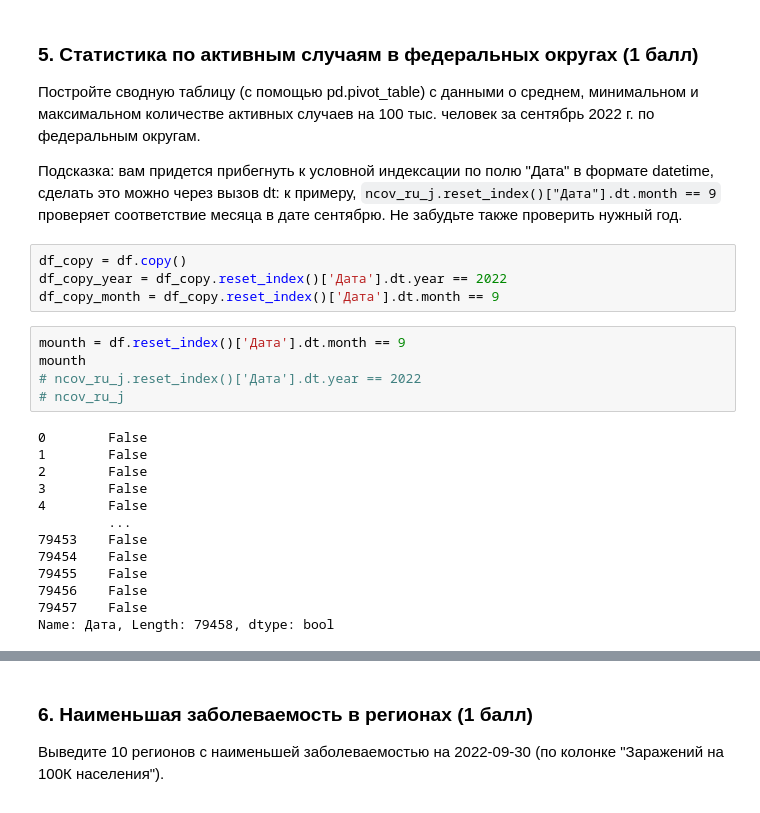
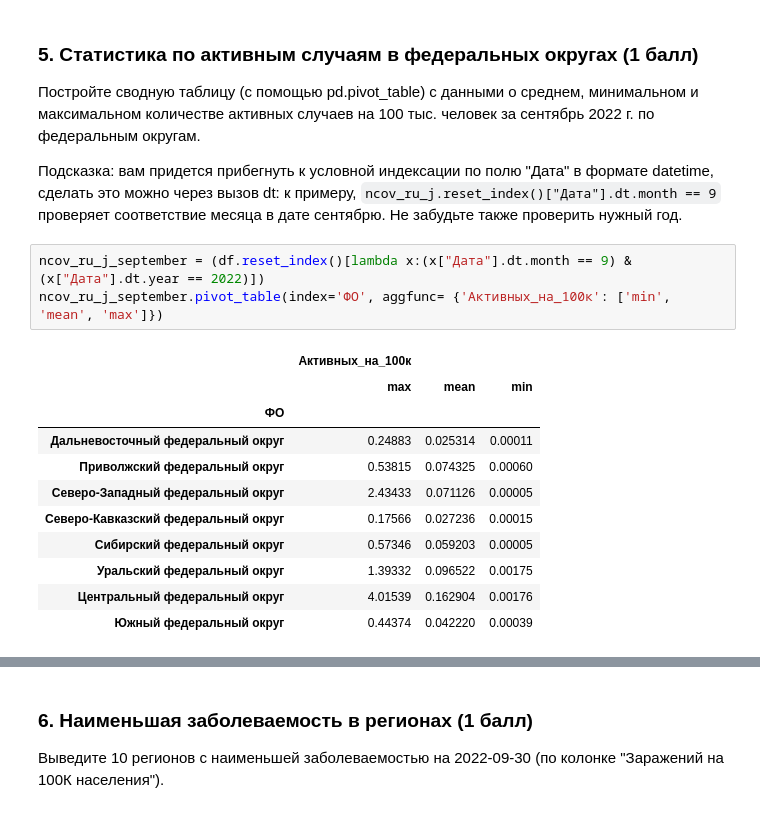
Before and after one commit to vovademar/MML, a Jupyter notebook: HW1/Вальдемар Сергеевич Медведев - ДЗ_1_Работа_с_Pandas.ipynb, the cells around one changed output, grey strips where cells are left out. Drawn from its saved outputs; the diff is of its cells as text.

```diff
--- a/HW1/Вальдемар Сергеевич Медведев - ДЗ_1_Работа_с_Pandas.ipynb
+++ b/HW1/Вальдемар Сергеевич Медведев - ДЗ_1_Работа_с_Pandas.ipynb
@@ -253,25 +252,18 @@ asd
 Постройте сводную таблицу (с помощью pd.pivot_table) с данными о среднем, минимальном и максимальном количестве активных случаев на 100 тыс. человек за сентябрь 2022 г. по федеральным округам.
 
 Подсказка: вам придется прибегнуть к условной индексации по полю "Дата"  в формате datetime, сделать это можно через вызов dt: к примеру, `ncov_ru_j.reset_index()["Дата"].dt.month == 9` проверяет соответствие месяца в дате сентябрю. Не забудьте также проверить нужный год.
-# %%
-df_copy = df.copy()
-df_copy_year = df_copy.reset_index()['Дата'].dt.year == 2022
-df_copy_month = df_copy.reset_index()['Дата'].dt.month == 9
 # %%
-mounth = df.reset_index()['Дата'].dt.month == 9
-mounth
-# ncov_ru_j.reset_index()['Дата'].dt.year == 2022
-# ncov_ru_j
+ncov_ru_j_september = (df.reset_index()[lambda x:(x["Дата"].dt.month == 9) & (x["Дата"].dt.year == 2022)])
+ncov_ru_j_september.pivot_table(index='ФО', aggfunc= {'Активных_на_100к': ['min', 'mean', 'max']})
 # %% [output]
-0        False
-1        False
-2        False
-3        False
-4        False
-         ...
-79453    False
-79454    False
-79455    False
-79456    False
-79457    False
-Name: Дата, Length: 79458, dtype: bool
+|  | Активных_на_100к |  |  |
+|  | max | mean | min |
+| ФО |  |  |  |
+| Дальневосточный федеральный округ | 0.24883 | 0.025314 | 0.00011 |
+| Приволжский федеральный округ | 0.53815 | 0.074325 | 0.00060 |
+| Северо-Западный федеральный округ | 2.43433 | 0.071126 | 0.00005 |
+| Северо-Кавказский федеральный округ | 0.17566 | 0.027236 | 0.00015 |
+| Сибирский федеральный округ | 0.57346 | 0.059203 | 0.00005 |
+| Уральский федеральный округ | 1.39332 | 0.096522 | 0.00175 |
+| Центральный федеральный округ | 4.01539 | 0.162904 | 0.00176 |
+| Южный федеральный округ | 0.44374 | 0.042220 | 0.00039 |
```
Also changed, not shown: parts of 6 cells of this notebook.
